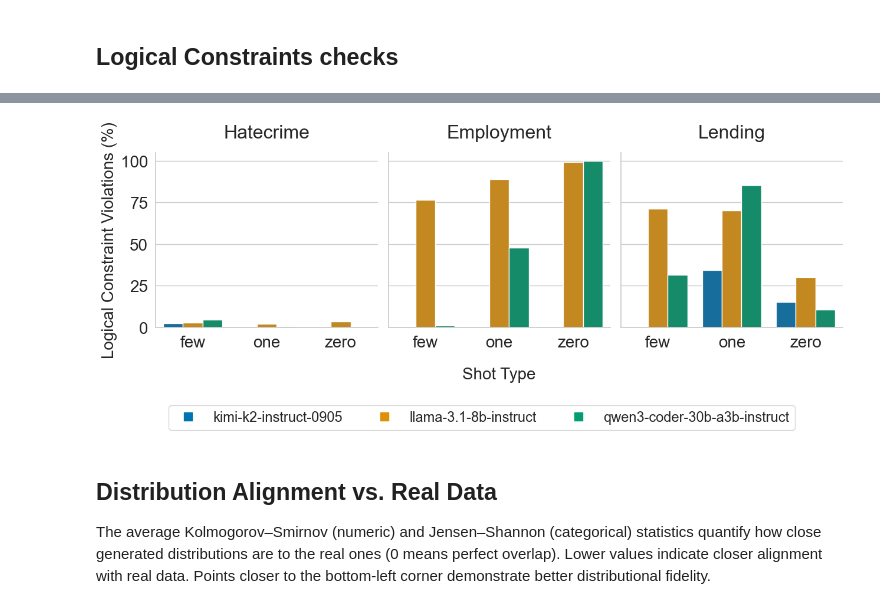
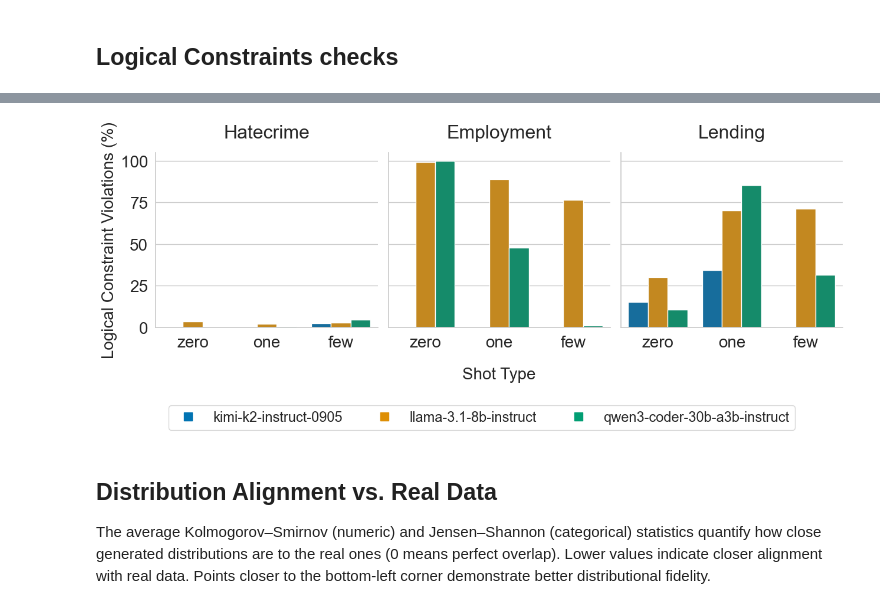
Before and after one commit to veronhoxha/master_thesis, a Jupyter notebook: notebooks/experiments/dataset_quality_visualization.ipynb, the cells around one changed output, grey strips where cells are left out. Saved outputs shown, nothing was run; the diff lists cells and outputs as text; code cells hidden in the pictures.

```diff
--- a/notebooks/experiments/dataset_quality_visualization.ipynb
+++ b/notebooks/experiments/dataset_quality_visualization.ipynb
@@ -134,6 +134,7 @@ g_dom = sns.catplot(
     y="generated_duplicate_rows_pct",
     hue="model",
     col="domain",
+    order=SHOT_ORDER,
     hue_order=models,
     col_order=domains,
     palette=MODEL_PALETTE,
@@ -148,7 +149,6 @@ g_dom.fig.set_size_inches(4 * 1.05 * len(domains), 4)
 g_dom.set_titles("{col_name}")
 
 for i, (ax, domain) in enumerate(zip(g_dom.axes.flat, domains)):
-    # Add baseline line
     baseline = real_metrics.loc[real_metrics["domain"] == domain, "duplicate_rows_pct"]
     if not baseline.empty:
         ax.axhline(
@@ -241,6 +241,7 @@ missing_summary
 | 25 | lending | qwen3-coder-30b-a3b-instruct | one | 12.433385 | 16.233921 | -3.800535 |
 | 26 | lending | qwen3-coder-30b-a3b-instruct | zero | 5.946758 | 16.233921 | -10.287162 |
 # %%
+
 missing_metric = "generated_overall_missing_pct"
 if missing_metric not in missing_summary.columns:
     missing_metric = "generated_overall_missing_pct_mean"
@@ -254,6 +255,7 @@ g_miss = sns.catplot(
     col="domain",
     hue_order=models,
     col_order=domains,
+    order=SHOT_ORDER,
     palette=MODEL_PALETTE,
     height=4,
     aspect=1.05,
@@ -515,6 +517,7 @@ constraint_summary
 | 25 | hatecrime | qwen3-coder-30b-a3b-instruct | zero | 0.000000 | 0.000000 | 67.440823 | ... |
 | 26 | hatecrime | kimi-k2-instruct-0905 | one | 0.000000 | 0.000000 | 29.898780 | ... |
 # %%
+
 g = sns.catplot(
     data=quality_summary,
     kind="bar",
@@ -523,6 +526,7 @@ g = sns.catplot(
     hue="model",
     col="domain",
     hue_order=models,
+    order=SHOT_ORDER,
     col_order=domains,
     palette=MODEL_PALETTE,
     height=4,
@@ -540,34 +544,34 @@ for i, (ax, domain) in enumerate(zip(g.axes.flat, domains)):
         domain.capitalize(),
         fontsize=FONT_CONFIG['axes_title_size'],
         pad=FONT_CONFIG['axes_title_pad'],
     )
 
     if i == len(domains) // 2:
         ax.set_xlabel("Shot Type", fontsize=FONT_CONFIG['axes_label_size'], labelpad=20)
     else:
         ax.set_xlabel("", fontsize=FONT_CONFIG['axes_label_size'])
     ax.set_ylabel("Logical Constraint Violations (%)", fontsize=FONT_CONFIG['axes_label_size'])
     ax.tick_params(axis='both', labelsize=FONT_CONFIG['tick_size'])
 
 handles = [
     Line2D([0], [0], marker="s", linestyle="none", markersize=10, color=MODEL_PALETTE[model], label=model)
     for model in models
 ]
 
 g.fig.legend(
     handles,
     models,
     fontsize=FONT_CONFIG['legend_size'],
     loc="lower center",
     bbox_to_anchor=(0.5, -0.30),
     ncol=min(len(models), 3),
     frameon=True,
 )
 
 plt.savefig(FIGURES_DIR / "logical_constraints_by_domain_shot_llm.png", bbox_inches='tight')
 plt.show()
 # %% [output]
-[figure, old version]
+[figure, new version]
 # %% [markdown]
 ## Distribution Alignment vs. Real Data
 The average Kolmogorov–Smirnov (numeric) and Jensen–Shannon (categorical) statistics quantify how close generated distributions are to the real ones (0 means perfect overlap). Lower values indicate closer alignment with real data. Points closer to the bottom-left corner demonstrate better distributional fidelity.
```
Also changed, not shown: parts of 3 cells of this notebook, 6 other files.
